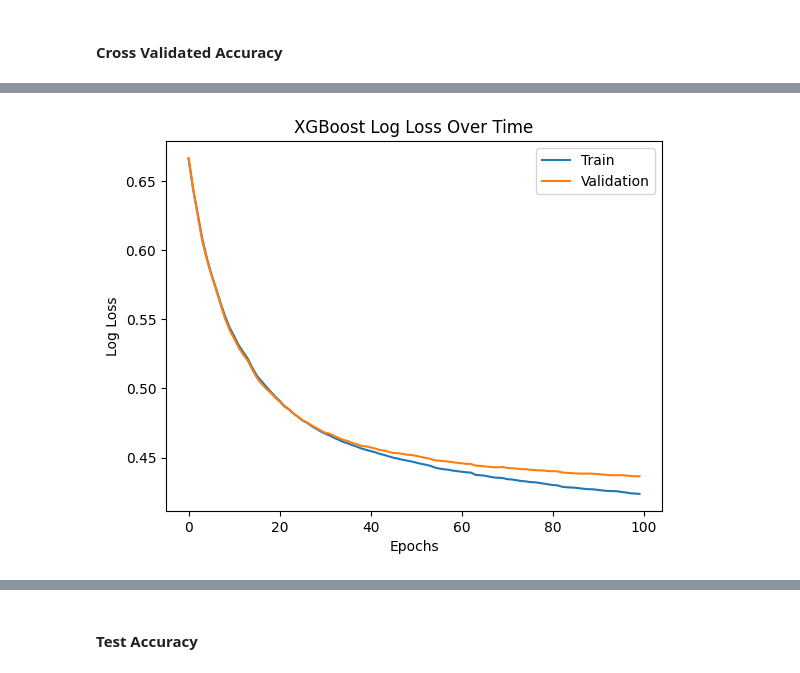
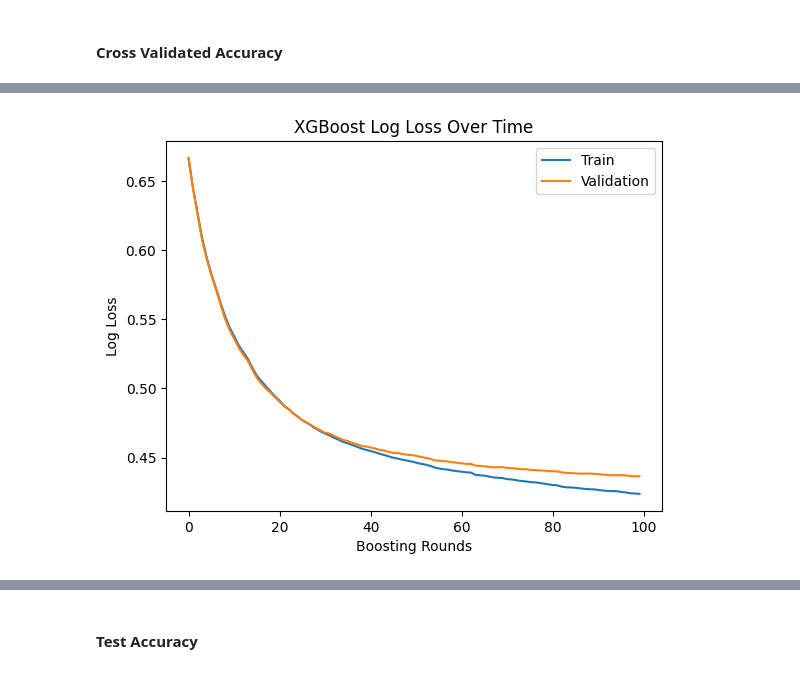
Before and after one commit to claytonshaw/bank_churn_api, a Jupyter notebook: bank_customer_churn.ipynb, the cells around one changed output, grey strips where cells are left out. Cells and saved outputs as stored; diff of their text form; code cells hidden in the pictures.

```diff
--- a/bank_customer_churn.ipynb
+++ b/bank_customer_churn.ipynb
@@ -465,15 +467,15 @@ Cross-Validated ROC AUC Score: 0.8656
 # %%
 results = best_model.evals_result()
 
 epochs = len(results['validation_0']['logloss'])
 x_axis = range(epochs)
 
 plt.plot(x_axis, results['validation_0']['logloss'], label='Train')
 plt.plot(x_axis, results['validation_1']['logloss'], label='Validation')
 plt.legend()
-plt.xlabel('Epochs')
+plt.xlabel('Boosting Rounds')
 plt.ylabel('Log Loss')
 plt.title('XGBoost Log Loss Over Time')
 plt.show()
 # %% [output]
-[figure, old version]
+[figure, new version]
```
Also changed, not shown: parts of 13 cells of this notebook.
